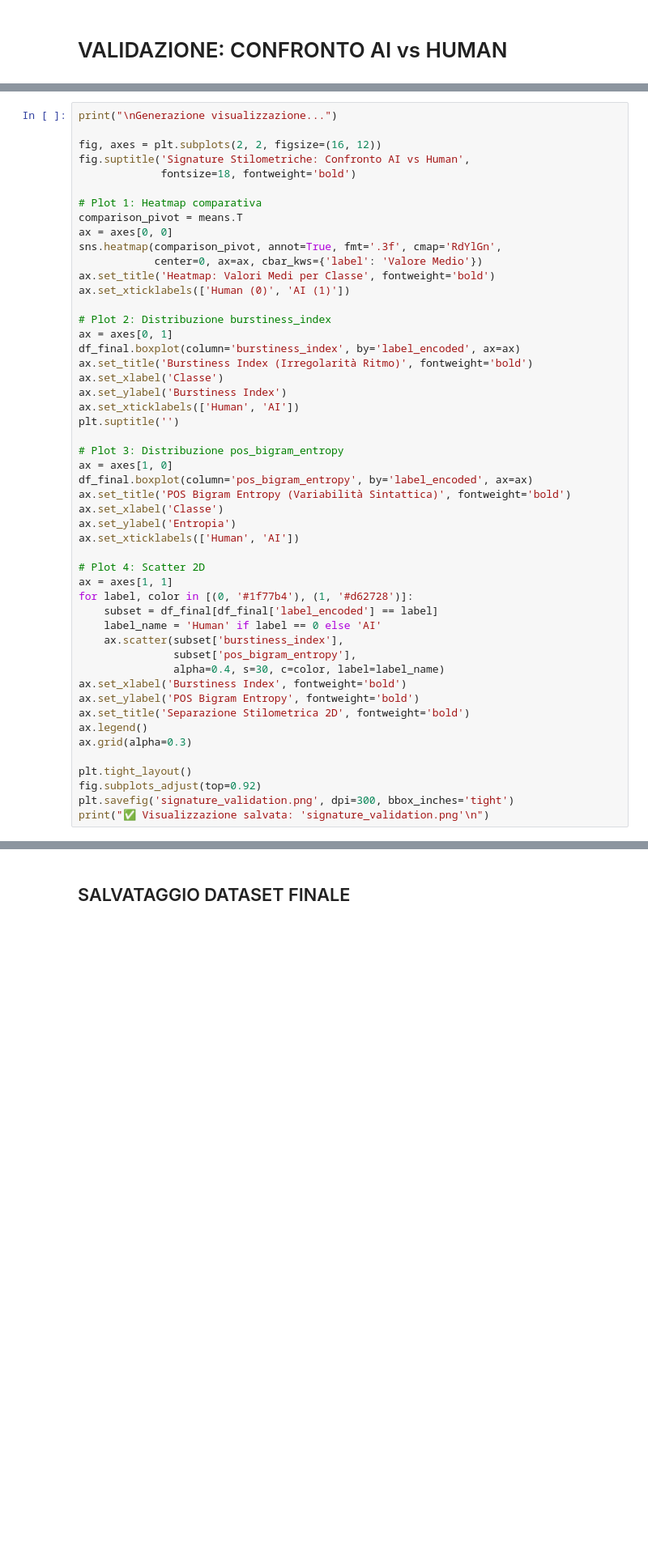
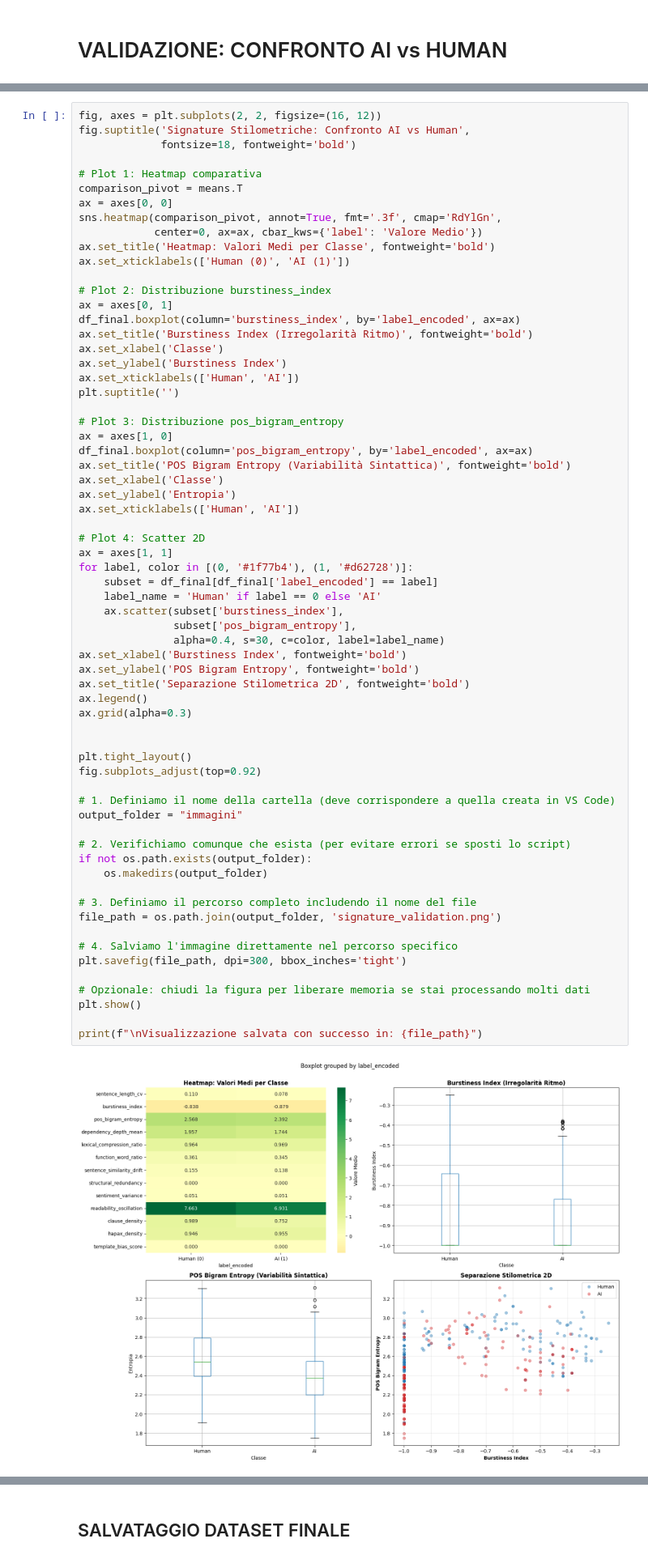
Before and after one commit to Luddachan/ProgettoFinale_RosyAnnaAnto, a Jupyter notebook: signature.ipynb, the cells around one changed output, grey strips where cells are left out. Shown at 81% size. Drawn from its saved outputs; the diff is of its cells as text; blank space fills up the shorter version.

```diff
--- a/signature.ipynb
+++ b/signature.ipynb
@@ -378,8 +378,6 @@ hapax_density                0.009
    • clause_density: Δ = 0.236 (più alta in Human)
    • dependency_depth_mean: Δ = 0.213 (più alta in Human)
 # %%
-print("\nGenerazione visualizzazione...")
-
 fig, axes = plt.subplots(2, 2, figsize=(16, 12))
 fig.suptitle('Signature Stilometriche: Confronto AI vs Human',
              fontsize=18, fontweight='bold')
@@ -399,32 +397,50 @@ ax.set_title('Burstiness Index (Irregolarità Ritmo)', fontweight='bold')
 ax.set_xlabel('Classe')
 ax.set_ylabel('Burstiness Index')
 ax.set_xticklabels(['Human', 'AI'])
 plt.suptitle('')
 
 # Plot 3: Distribuzione pos_bigram_entropy
 ax = axes[1, 0]
 df_final.boxplot(column='pos_bigram_entropy', by='label_encoded', ax=ax)
 ax.set_title('POS Bigram Entropy (Variabilità Sintattica)', fontweight='bold')
 ax.set_xlabel('Classe')
 ax.set_ylabel('Entropia')
 ax.set_xticklabels(['Human', 'AI'])
 
 # Plot 4: Scatter 2D
 ax = axes[1, 1]
 for label, color in [(0, '#1f77b4'), (1, '#d62728')]:
     subset = df_final[df_final['label_encoded'] == label]
     label_name = 'Human' if label == 0 else 'AI'
     ax.scatter(subset['burstiness_index'],
                subset['pos_bigram_entropy'],
                alpha=0.4, s=30, c=color, label=label_name)
 ax.set_xlabel('Burstiness Index', fontweight='bold')
 ax.set_ylabel('POS Bigram Entropy', fontweight='bold')
 ax.set_title('Separazione Stilometrica 2D', fontweight='bold')
 ax.legend()
 ax.grid(alpha=0.3)
 
+
 plt.tight_layout()
 fig.subplots_adjust(top=0.92)
-plt.savefig('signature_validation.png', dpi=300, bbox_inches='tight')
-print("✅ Visualizzazione salvata: 'signature_validation.png'\n")
+
+# 1. Definiamo il nome della cartella (deve corrispondere a quella creata in VS Code)
+output_folder = "immagini"
+
+# 2. Verifichiamo comunque che esista (per evitare errori se sposti lo script)
+if not os.path.exists(output_folder):
+    os.makedirs(output_folder)
+
+# 3. Definiamo il percorso completo includendo il nome del file
+file_path = os.path.join(output_folder, 'signature_validation.png')
+
+# 4. Salviamo l'immagine direttamente nel percorso specifico
+plt.savefig(file_path, dpi=300, bbox_inches='tight')
+
+# Opzionale: chiudi la figura per liberare memoria se stai processando molti dati
+plt.show()
+
+print(f"\nVisualizzazione salvata con successo in: {file_path}")
 # %% [output]
+[figure, new version]
```
Also changed, not shown: parts of 6 cells of this notebook, 29 other files.
